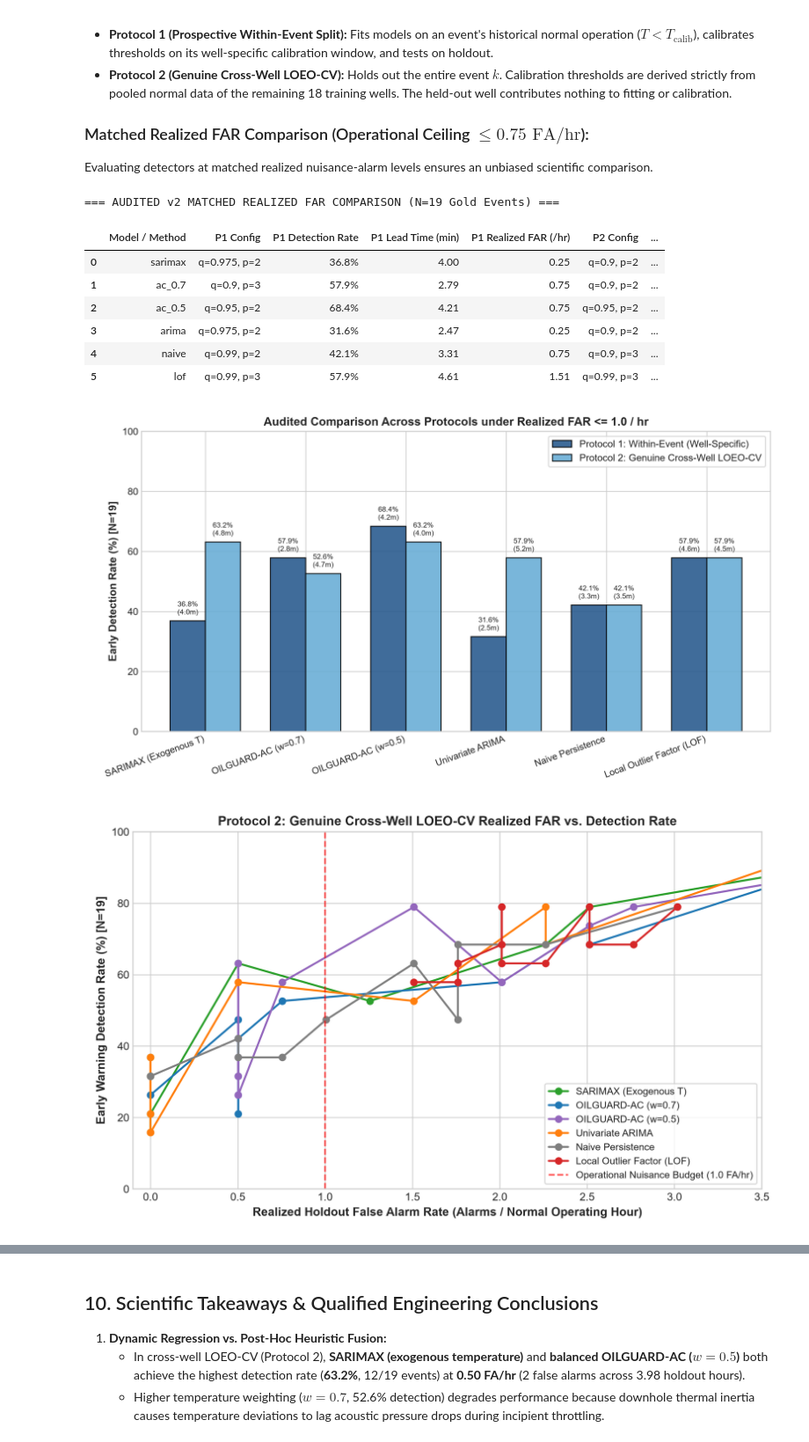
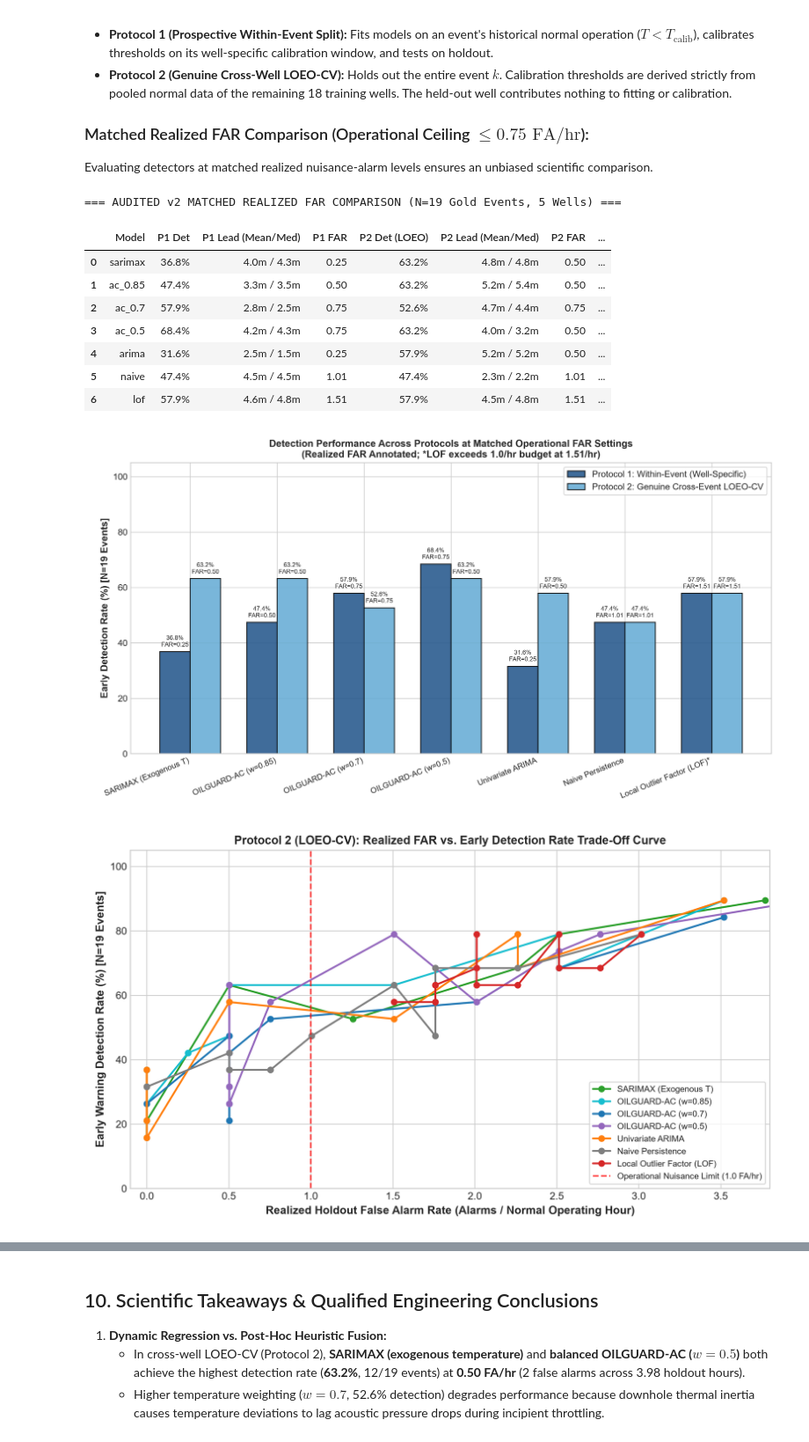
Before and after one commit to Ravva-78/tsa-oilguard, a Jupyter notebook: notebooks/oilguard_walkthrough.ipynb, the cells around one changed output, grey strips where cells are left out. Shown at 88% size. Drawn from its saved outputs; the diff is of its cells as text; code cells hidden in the pictures.

Commit message:
Final scientific validation: add Protocol 3 LOWO, report mean and median lead times, update distinct well breakdown, and reconcile all deliverables

```diff
--- a/notebooks/oilguard_walkthrough.ipynb
+++ b/notebooks/oilguard_walkthrough.ipynb
@@ -237,30 +237,44 @@ Following an independent scientific audit, two distinct evaluation protocols wer
 Evaluating detectors at matched realized nuisance-alarm levels ensures an unbiased scientific comparison.
 # %%
 matched_df = pd.read_csv(PROJECT_ROOT / "results" / "audited_v2" / "metrics" / "matched_far_comparison.csv")
-print("=== AUDITED v2 MATCHED REALIZED FAR COMPARISON (N=19 Gold Events) ===")
-disp = matched_df.copy()
+print("=== AUDITED v2 MATCHED REALIZED FAR COMPARISON (N=19 Gold Events, 5 Wells) ===")
+disp = matched_df[['model', 'p1_detection_rate', 'p1_mean_lead', 'p1_med_lead', 'p1_realized_far',
+                    'p2_detection_rate', 'p2_mean_lead', 'p2_med_lead', 'p2_realized_far',
+                    'p3_detection_rate', 'p3_mean_lead', 'p3_med_lead', 'p3_realized_far', 'p2_meets_1.0_budget']].copy()
+
 disp['p1_detection_rate'] = (disp['p1_detection_rate'] * 100).round(1).astype(str) + "%"
-disp['p1_lead_minutes'] = disp['p1_lead_minutes'].round(2)
+disp['p1_lead'] = disp['p1_mean_lead'].round(1).astype(str) + "m / " + disp['p1_med_lead'].round(1).astype(str) + "m"
 disp['p1_realized_far'] = disp['p1_realized_far'].round(2)
+
 disp['p2_detection_rate'] = (disp['p2_detection_rate'] * 100).round(1).astype(str) + "%"
-disp['p2_lead_minutes'] = disp['p2_lead_minutes'].round(2)
+disp['p2_lead'] = disp['p2_mean_lead'].round(1).astype(str) + "m / " + disp['p2_med_lead'].round(1).astype(str) + "m"
 disp['p2_realized_far'] = disp['p2_realized_far'].round(2)
 
-disp.columns = ['Model / Method', 'P1 Config', 'P1 Detection Rate', 'P1 Lead Time (min)', 'P1 Realized FAR (/hr)',
-                'P2 Config', 'P2 Detection Rate', 'P2 Lead Time (min)', 'P2 Realized FAR (/hr)']
-display(disp)
+disp['p3_detection_rate'] = (disp['p3_detection_rate'] * 100).round(1).astype(str) + "%"
+disp['p3_lead'] = disp['p3_mean_lead'].round(1).astype(str) + "m / " + disp['p3_med_lead'].round(1).astype(str) + "m"
+disp['p3_realized_far'] = disp['p3_realized_far'].round(2)
+
+table_out = disp[['model', 'p1_detection_rate', 'p1_lead', 'p1_realized_far',
+                  'p2_detection_rate', 'p2_lead', 'p2_realized_far',
+                  'p3_detection_rate', 'p3_lead', 'p3_realized_far', 'p2_meets_1.0_budget']]
+table_out.columns = ['Model', 'P1 Det', 'P1 Lead (Mean/Med)', 'P1 FAR',
+                     'P2 Det (LOEO)', 'P2 Lead (Mean/Med)', 'P2 FAR',
+                     'P3 Det (LOWO)', 'P3 Lead (Mean/Med)', 'P3 FAR', 'Budget Met?']
+display(table_out)
 
 from IPython.display import Image, display
 display(Image(filename=str(PROJECT_ROOT / "results" / "audited_v2" / "figures" / "protocol_comparison.png")))
 display(Image(filename=str(PROJECT_ROOT / "results" / "audited_v2" / "figures" / "matched_far_tradeoff.png")))
+display(Image(filename=str(PROJECT_ROOT / "results" / "audited_v2" / "figures" / "loeo_vs_lowo_comparison.png")))
 # %% [output]
-=== AUDITED v2 MATCHED REALIZED FAR COMPARISON (N=19 Gold Events) ===
+=== AUDITED v2 MATCHED REALIZED FAR COMPARISON (N=19 Gold Events, 5 Wells) ===
-|  | Model / Method | P1 Config | P1 Detection Rate | P1 Lead Time (min) | P1 Realized FAR (/hr) | P2 Config | ... |
-| 0 | sarimax | q=0.975, p=2 | 36.8% | 4.00 | 0.25 | q=0.9, p=2 | ... |
-| 1 | ac_0.7 | q=0.9, p=3 | 57.9% | 2.79 | 0.75 | q=0.9, p=2 | ... |
-| 2 | ac_0.5 | q=0.95, p=2 | 68.4% | 4.21 | 0.75 | q=0.95, p=2 | ... |
-| 3 | arima | q=0.975, p=2 | 31.6% | 2.47 | 0.25 | q=0.9, p=2 | ... |
-| 4 | naive | q=0.99, p=2 | 42.1% | 3.31 | 0.75 | q=0.9, p=3 | ... |
-| 5 | lof | q=0.99, p=3 | 57.9% | 4.61 | 1.51 | q=0.99, p=3 | ... |
+|  | Model | P1 Det | P1 Lead (Mean/Med) | P1 FAR | P2 Det (LOEO) | P2 Lead (Mean/Med) | P2 FAR | ... |
+| 0 | sarimax | 36.8% | 4.0m / 4.3m | 0.25 | 63.2% | 4.8m / 4.8m | 0.50 | ... |
+| 1 | ac_0.85 | 47.4% | 3.3m / 3.5m | 0.50 | 63.2% | 5.2m / 5.4m | 0.50 | ... |
+| 2 | ac_0.7 | 57.9% | 2.8m / 2.5m | 0.75 | 52.6% | 4.7m / 4.4m | 0.75 | ... |
+| 3 | ac_0.5 | 68.4% | 4.2m / 4.3m | 0.75 | 63.2% | 4.0m / 3.2m | 0.50 | ... |
+| 4 | arima | 31.6% | 2.5m / 1.5m | 0.25 | 57.9% | 5.2m / 5.2m | 0.50 | ... |
+| 5 | naive | 47.4% | 4.5m / 4.5m | 1.01 | 47.4% | 2.3m / 2.2m | 1.01 | ... |
+| 6 | lof | 57.9% | 4.6m / 4.8m | 1.51 | 57.9% | 4.5m / 4.8m | 1.51 | ... |
-[figure, old version]
+[figure, new version]
-[figure, old version]
+[figure, new version]
```
Also changed, not shown: parts of 1 cell of this notebook, 15 other files.
